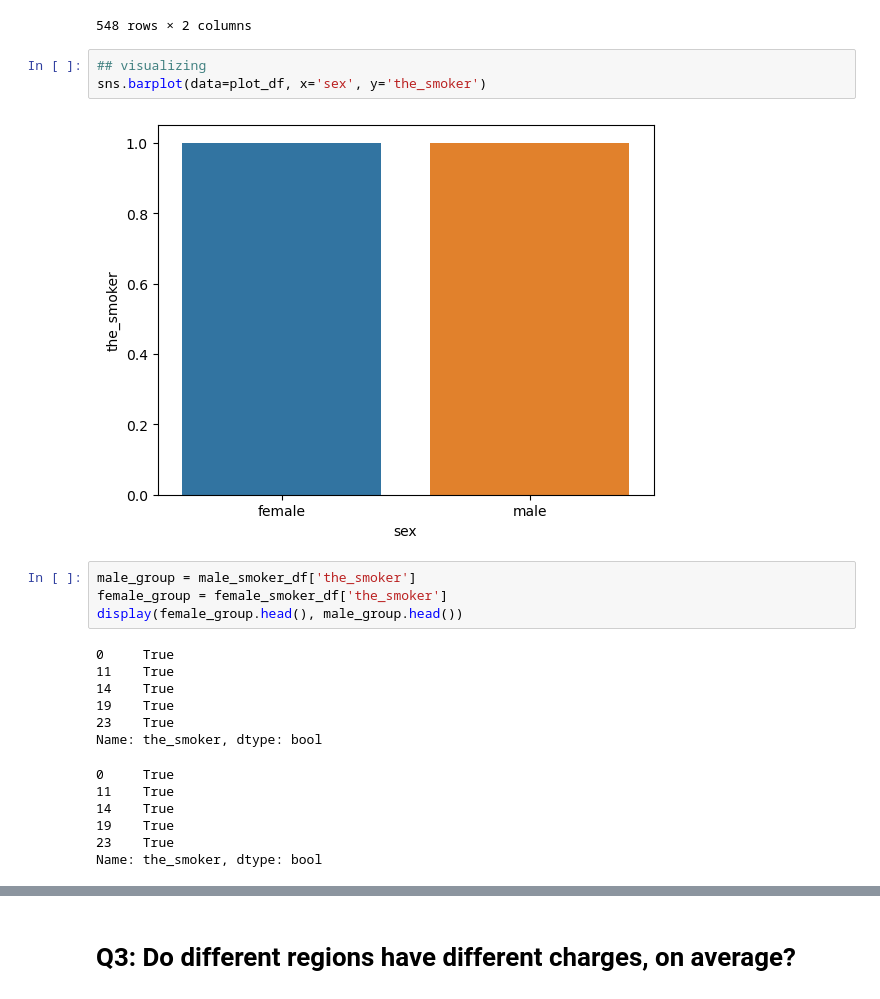
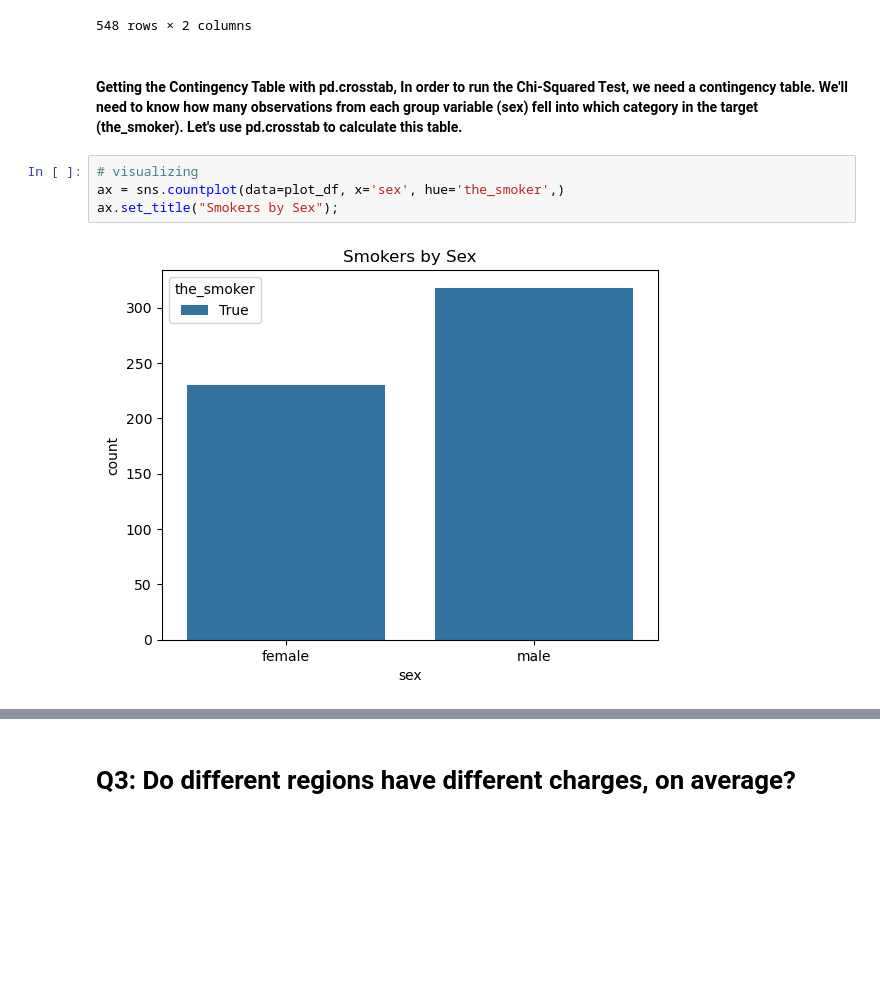
Before and after one commit to Genullz/Hypothesis-Testing-with-Insurance-Data, a Jupyter notebook: Hypothesis Testing with Insurance Data.ipynb, the cells around one changed output, grey strips where cells are left out. Drawn from its saved outputs; the diff is of its cells as text; blank space fills up the shorter version.

```diff
--- a/Hypothesis Testing with Insurance Data.ipynb
+++ b/Hypothesis Testing with Insurance Data.ipynb
@@ -340,25 +333,11 @@ plot_df
 | 1323 | True | female |
 | 1337 | True | female |
 548 rows × 2 columns
-# %%
-## visualizing
-sns.barplot(data=plot_df, x='sex', y='the_smoker')
-# %% [output]
-[figure, removed]
-# %%
-male_group = male_smoker_df['the_smoker']
-female_group = female_smoker_df['the_smoker']
-display(female_group.head(), male_group.head())
-# %% [output]
-0     True
-11    True
-14    True
-19    True
-23    True
-Name: the_smoker, dtype: bool
-0     True
-11    True
-14    True
-19    True
-23    True
-Name: the_smoker, dtype: bool
+# %% [markdown]
+#### Getting the Contingency Table with pd.crosstab, In order to run the Chi-Squared Test, we need a contingency table. We'll need to know how many observations from each group variable (sex) fell into which category in the target (the_smoker). Let's use pd.crosstab to calculate this table.
+# %%
+# visualizing
+ax = sns.countplot(data=plot_df, x='sex', hue='the_smoker',)
+ax.set_title("Smokers by Sex");
+# %% [output]
+[figure, added]
```
Also changed, not shown: parts of 6 cells of this notebook.
